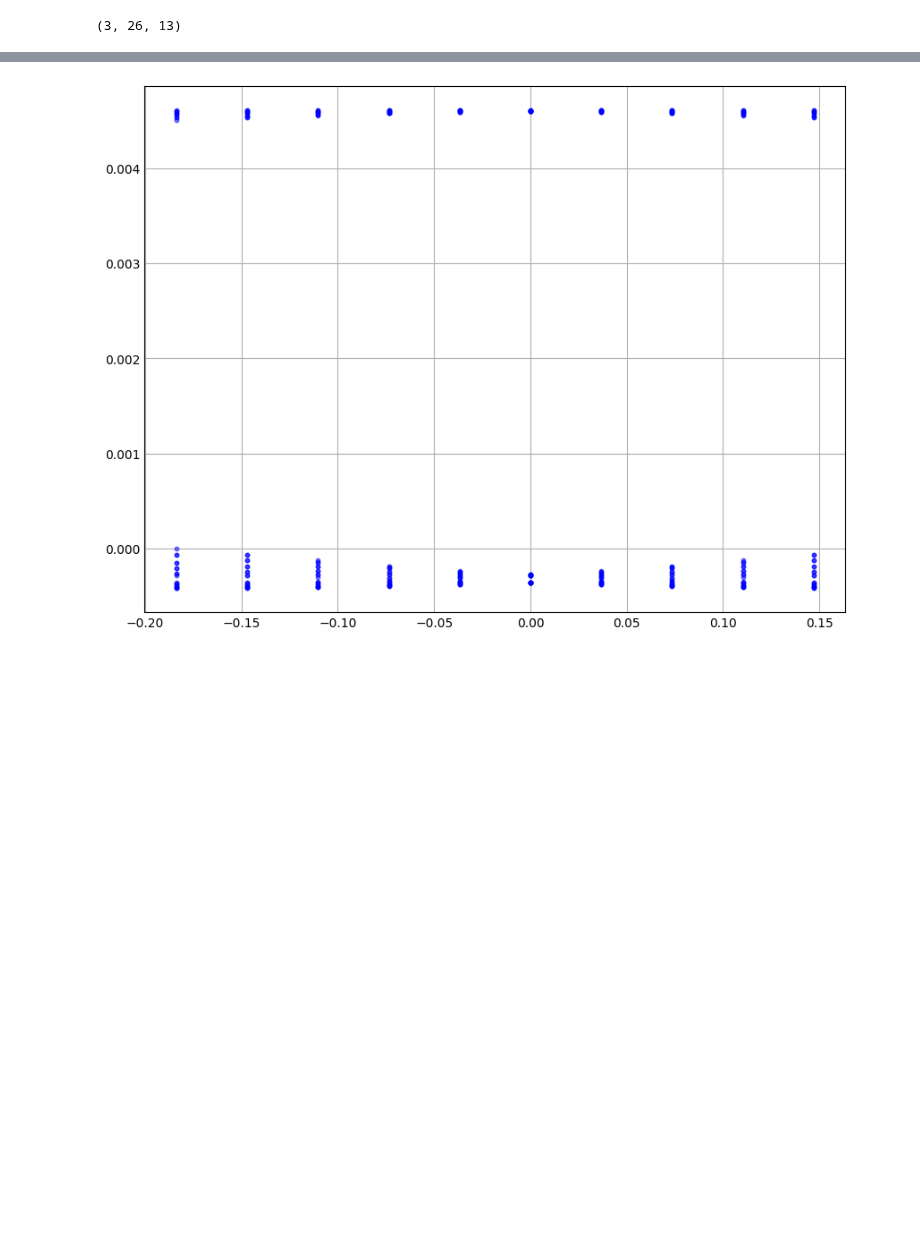
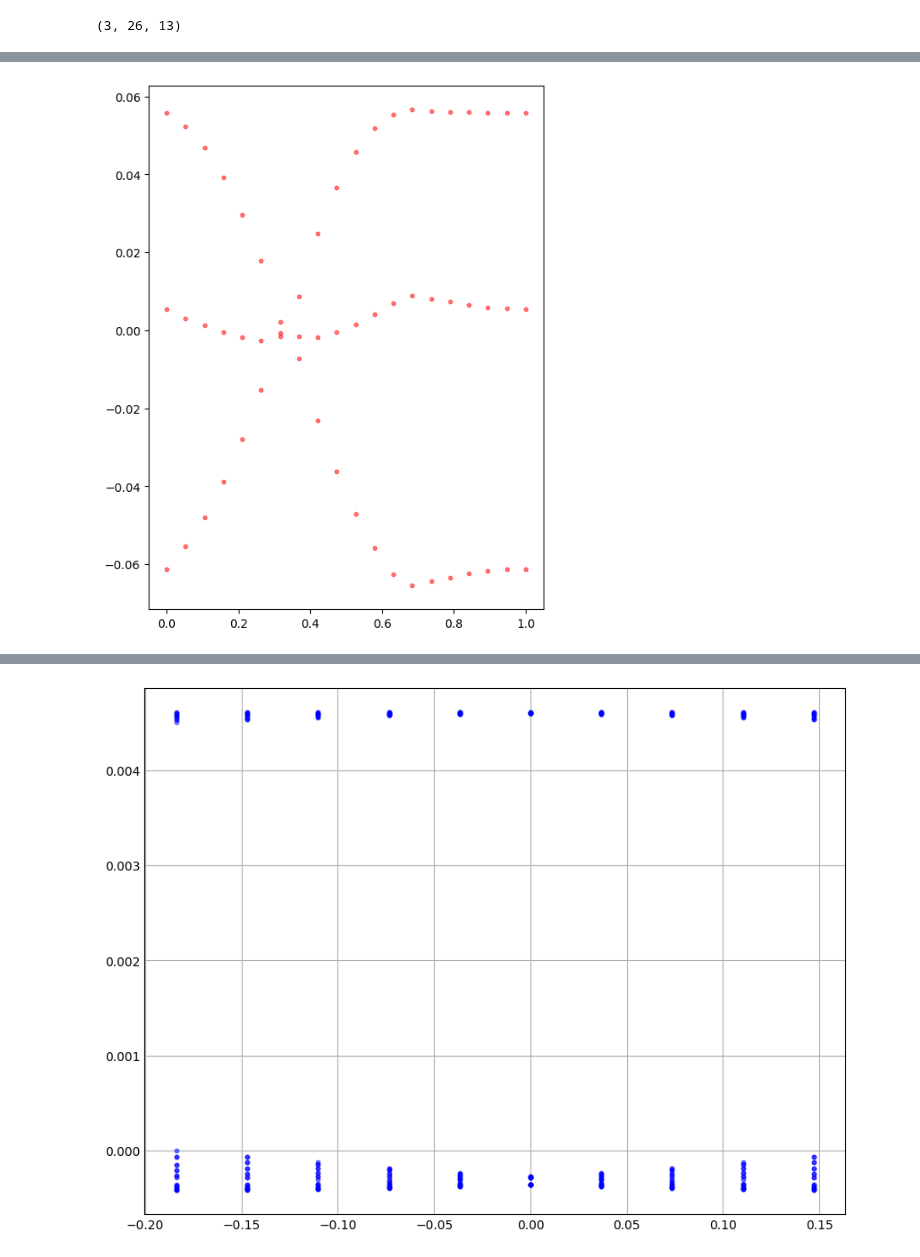
Before and after one commit to ChriGomm/master, a Jupyter notebook: numerics/dip_dip.ipynb, the cells around one changed output, grey strips where cells are left out. Drawn from its saved outputs; the diff is of its cells as text; code cells hidden in the pictures; blank space fills up the shorter version.

```diff
--- a/numerics/dip_dip.ipynb
+++ b/numerics/dip_dip.ipynb
@@ -780,0 +843,10 @@ for i in range(len(t)):
+# %%
+fig, ax = plt.subplots(1,1,figsize=(6, 8))
+for i in range(eigvals2.shape[0]):
+    eigen = sorted(eigvals2[i])[::-1]
+    for j in range(eigvals2.shape[1]):
+
+        # ax.scatter(t[i],eigvals2[i,j],color='green', s=10, alpha=0.5)
+        ax.scatter(t[i],eigen[j],color='red', s=10, alpha=0.5)
+# %% [output]
+[figure, added]
```
Also changed, not shown: parts of 10 cells of this notebook.
